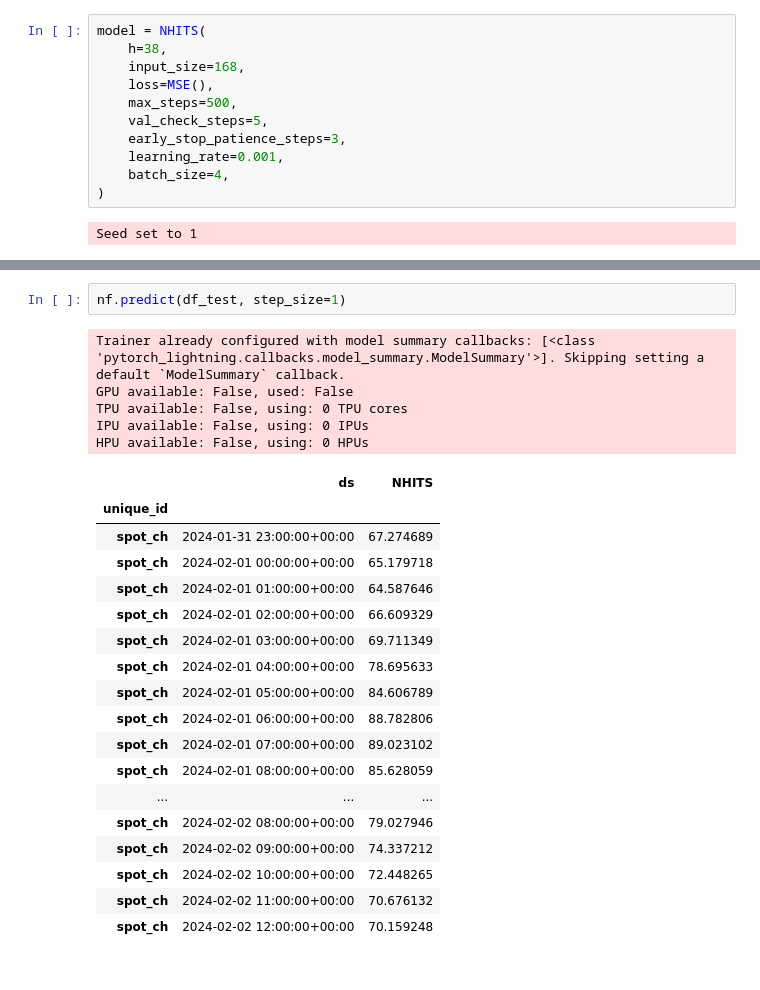
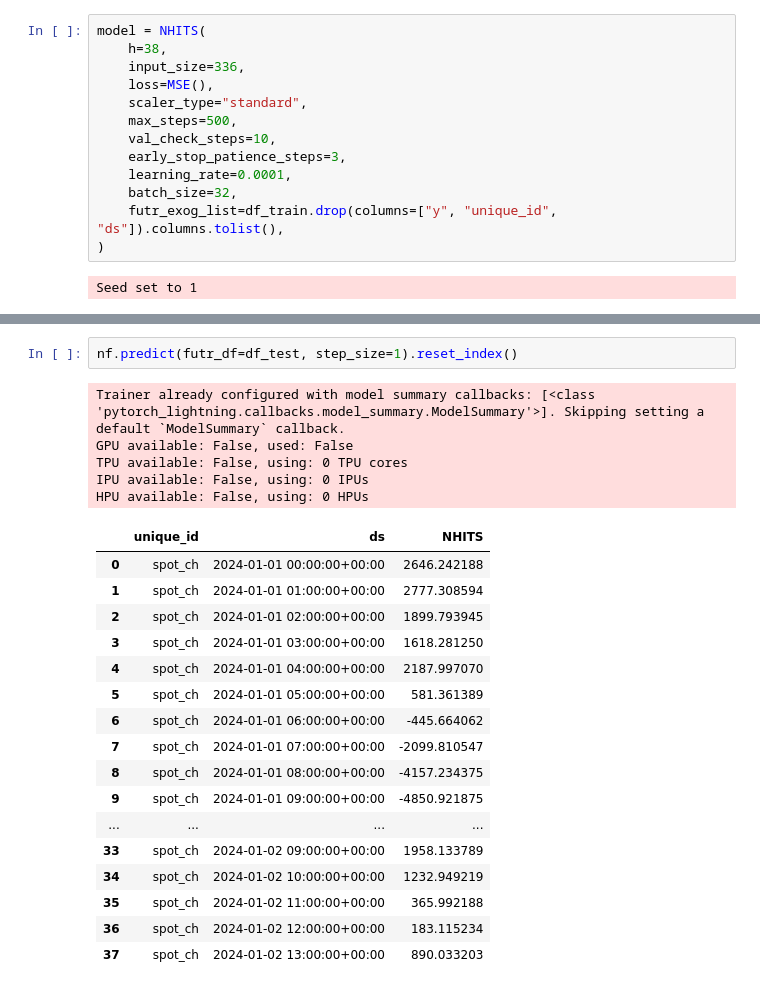
Before and after one commit to MathiasSteilen/RWE-ETH-Power-Trading, a Jupyter notebook: 01 Task 1 - Spot Price/1 - NHITS - Runs and Tuning.ipynb, the cells around one changed output, grey strips where cells are left out. Saved outputs shown, nothing was run; the diff lists cells and outputs as text.

```diff
--- a/01 Task 1 - Spot Price/1 - NHITS - Runs and Tuning.ipynb
+++ b/01 Task 1 - Spot Price/1 - NHITS - Runs and Tuning.ipynb
@@ -351,13 +355,15 @@ df_train.head()
 # %%
 model = NHITS(
     h=38,
-    input_size=168,
+    input_size=336,
     loss=MSE(),
+    scaler_type="standard",
     max_steps=500,
-    val_check_steps=5,
+    val_check_steps=10,
     early_stop_patience_steps=3,
-    learning_rate=0.001,
-    batch_size=4,
+    learning_rate=0.0001,
+    batch_size=32,
+    futr_exog_list=df_train.drop(columns=["y", "unique_id", "ds"]).columns.tolist(),
 )
 # %% [output]
 Seed set to 1
@@ -385,26 +390,25 @@ c:\Users\mathi\miniconda3\envs\statslab\lib\site-packages\pytorch_lightning\trai
 # %%
-nf.predict(df_test, step_size=1)
+nf.predict(futr_df=df_test, step_size=1).reset_index()
 # %% [output]
 Trainer already configured with model summary callbacks: [<class 'pytorch_lightning.callbacks.model_summary.ModelSummary'>]. Skipping setting a default `ModelSummary` callback.
 GPU available: False, used: False
 TPU available: False, using: 0 TPU cores
 IPU available: False, using: 0 IPUs
 HPU available: False, using: 0 HPUs
-|  | ds | NHITS |
-| unique_id |  |  |
-| spot_ch | 2024-01-31 23:00:00+00:00 | 67.274689 |
-| spot_ch | 2024-02-01 00:00:00+00:00 | 65.179718 |
-| spot_ch | 2024-02-01 01:00:00+00:00 | 64.587646 |
-| spot_ch | 2024-02-01 02:00:00+00:00 | 66.609329 |
-| spot_ch | 2024-02-01 03:00:00+00:00 | 69.711349 |
-| spot_ch | 2024-02-01 04:00:00+00:00 | 78.695633 |
-| spot_ch | 2024-02-01 05:00:00+00:00 | 84.606789 |
-| spot_ch | 2024-02-01 06:00:00+00:00 | 88.782806 |
-| spot_ch | 2024-02-01 07:00:00+00:00 | 89.023102 |
-| spot_ch | 2024-02-01 08:00:00+00:00 | 85.628059 |
-| ... | ... | ... |
-| spot_ch | 2024-02-02 08:00:00+00:00 | 79.027946 |
-| spot_ch | 2024-02-02 09:00:00+00:00 | 74.337212 |
-| spot_ch | 2024-02-02 10:00:00+00:00 | 72.448265 |
-| spot_ch | 2024-02-02 11:00:00+00:00 | 70.676132 |
-| spot_ch | 2024-02-02 12:00:00+00:00 | 70.159248 |
+|  | unique_id | ds | NHITS |
+| 0 | spot_ch | 2024-01-01 00:00:00+00:00 | 2646.242188 |
+| 1 | spot_ch | 2024-01-01 01:00:00+00:00 | 2777.308594 |
+| 2 | spot_ch | 2024-01-01 02:00:00+00:00 | 1899.793945 |
+| 3 | spot_ch | 2024-01-01 03:00:00+00:00 | 1618.281250 |
+| 4 | spot_ch | 2024-01-01 04:00:00+00:00 | 2187.997070 |
+| 5 | spot_ch | 2024-01-01 05:00:00+00:00 | 581.361389 |
+| 6 | spot_ch | 2024-01-01 06:00:00+00:00 | -445.664062 |
+| 7 | spot_ch | 2024-01-01 07:00:00+00:00 | -2099.810547 |
+| 8 | spot_ch | 2024-01-01 08:00:00+00:00 | -4157.234375 |
+| 9 | spot_ch | 2024-01-01 09:00:00+00:00 | -4850.921875 |
+| ... | ... | ... | ... |
+| 33 | spot_ch | 2024-01-02 09:00:00+00:00 | 1958.133789 |
+| 34 | spot_ch | 2024-01-02 10:00:00+00:00 | 1232.949219 |
+| 35 | spot_ch | 2024-01-02 11:00:00+00:00 | 365.992188 |
+| 36 | spot_ch | 2024-01-02 12:00:00+00:00 | 183.115234 |
+| 37 | spot_ch | 2024-01-02 13:00:00+00:00 | 890.033203 |
```
Also changed, not shown: parts of 3 cells of this notebook, 4 other files.
